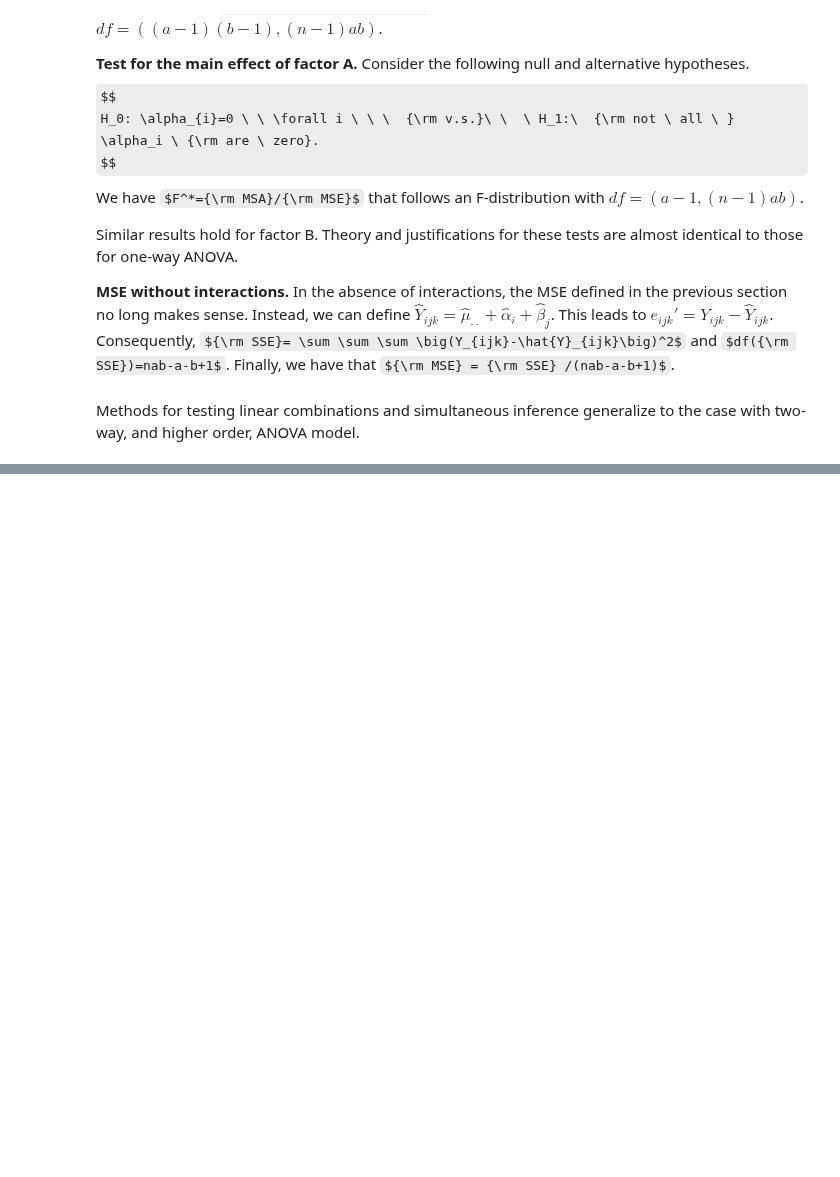
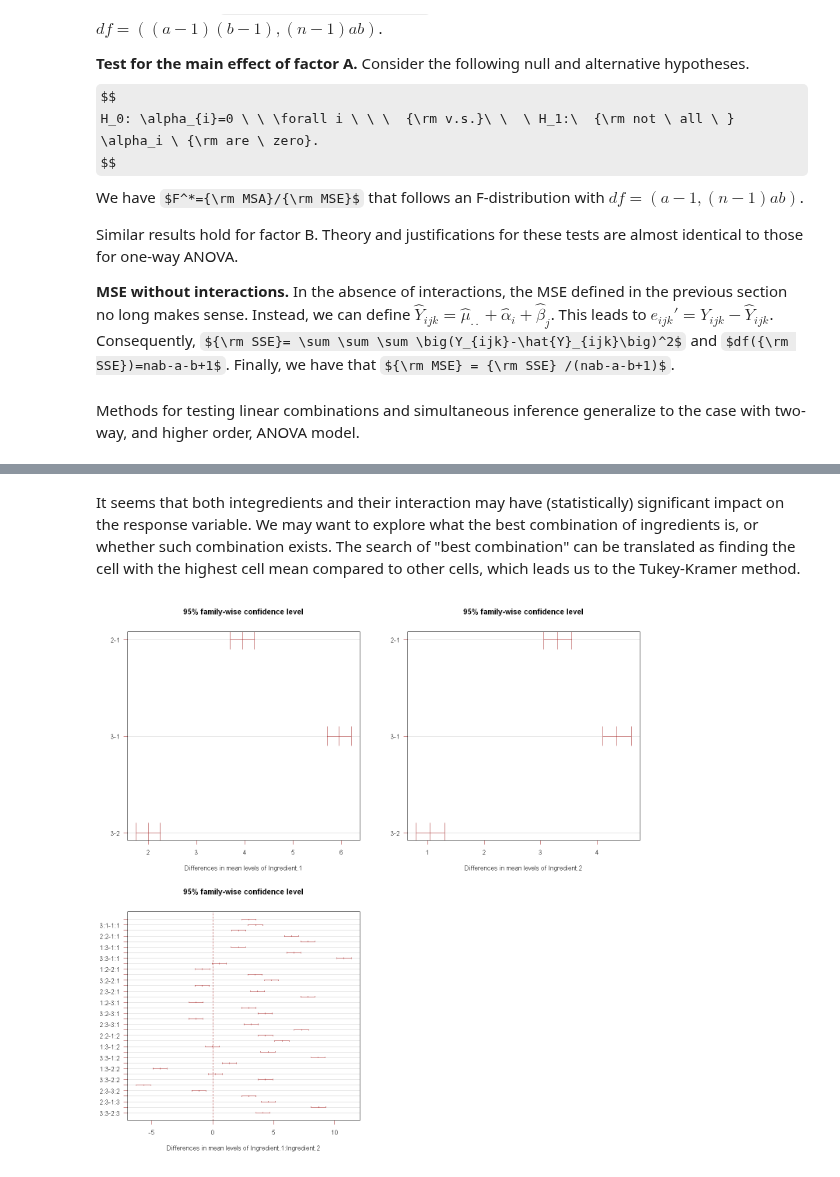
Before and after one commit to ChenShizhe/StatDataScience, a Jupyter notebook: Notes/Chapter4ANOVAII.ipynb, the cells around one changed output, grey strips where cells are left out. Drawn from its saved outputs; the diff is of its cells as text; code cells hidden in the pictures; some formulas as TeX source; blank space fills up the shorter version.

```diff
--- a/Notes/Chapter4ANOVAII.ipynb
+++ b/Notes/Chapter4ANOVAII.ipynb
@@ -233,6 +265,7 @@ anova(reduced_model,full_model)
 # %%
 # Fit the chosen model:
 library(stats)
-alpha=0.05;
-anova.fit<-aov(Relief~as.factor(Ingredient.1)+as.factor(Ingredient.2)+as.factor(Ingredient.1)*as.factor(Ingredient.2),data=Hay)
+sig.level=0.05;
+anova.fit<-aov(Relief~Ingredient.1+Ingredient.2+Ingredient.1*Ingredient.2,data=Hay)
+summary(anova.fit)
 # %% [output]
@@ -247 +279,12 @@ A matrix: 3 × 3 of type dbl
+# %% [markdown]
+It seems that both integredients and their interaction may have (statistically) significant impact on the response variable. We may want to explore what the best combination of ingredients is, or whether such combination exists. The search of "best combination" can be translated as finding the cell with the highest cell mean compared to other cells, which leads us to the Tukey-Kramer method.
+# %%
+# Find the best combination
+
+T.ci=TukeyHSD(anova.fit,conf.level = 1-sig.level)
+par(mfrow=c(2,2))
+plot(T.ci, las=1 , col="brown")
+par(mfrow=c(1,1))
+# %% [output]
+[figure, added]
 # %%
```
Also changed, not shown: parts of 18 cells of this notebook.
